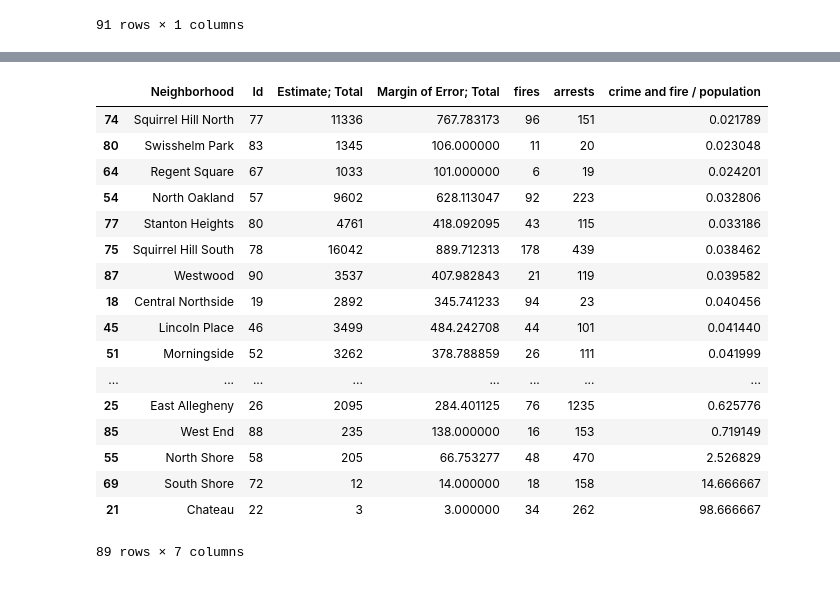
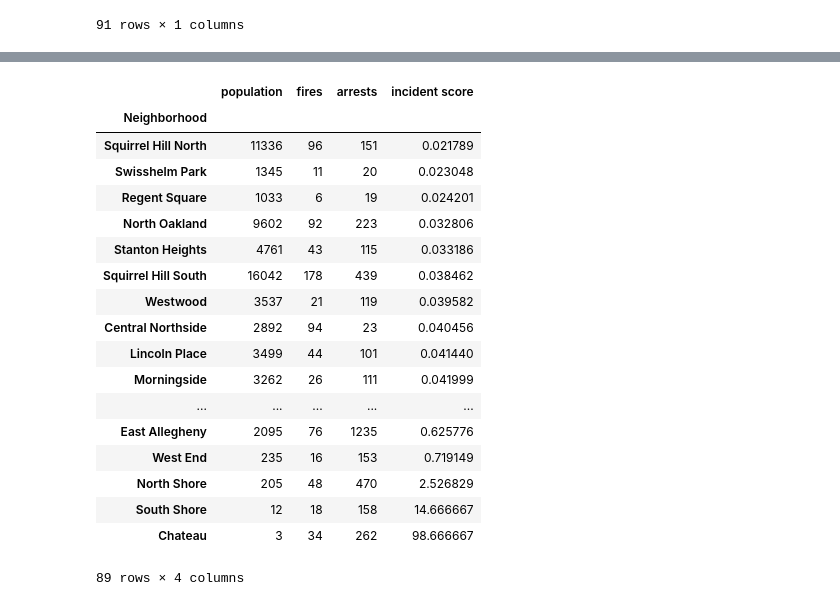
Before and after one commit to arib510/Big-Ideas-Final-Project, a Jupyter notebook: james_notebook.ipynb, the cells around one changed output, grey strips where cells are left out. Cells and saved outputs as stored; diff of their text form; code cells hidden in the pictures.

```diff
--- a/james_notebook.ipynb
+++ b/james_notebook.ipynb
@@ -61,5 +61,6 @@ fire_count_df
 # %%
 population = pd.read_csv("population.csv")
 population_sorted = population.sort_values("Neighborhood")
+population_sorted.columns=["Neighborhood", "id", "population", "Margin of error"]
 population_sorted
 # %% [output]
@@ -147,6 +128,5 @@ combined2
 average = []
 thing = len(combined2)
 for index, row in combined2.iterrows():
-    average.append( (row["arrests"]+row["fires"])/row["Estimate; Total"] )
-combined2["crime and fire / population"] = average
-combined2
+    average.append( (row["arrests"]+row["fires"])/row["population"] )
+combined2["incident score"] = average
@@ -172,22 +133,25 @@ combined2
 # %%
-final = combined2.sort_values(ascending = True, by = "crime and fire / population")
+final = combined2.sort_values(ascending = True, by = "incident score")
+final = final[['Neighborhood', 'population', 'fires', 'arrests', 'incident score']]
+final = final.set_index(['Neighborhood'])
 final
 # %% [output]
-|  | Neighborhood | Id | Estimate; Total | Margin of Error; Total | fires | arrests | crime and fire / population |
-| 74 | Squirrel Hill North | 77 | 11336 | 767.783173 | 96 | 151 | 0.021789 |
-| 80 | Swisshelm Park | 83 | 1345 | 106.000000 | 11 | 20 | 0.023048 |
-| 64 | Regent Square | 67 | 1033 | 101.000000 | 6 | 19 | 0.024201 |
-| 54 | North Oakland | 57 | 9602 | 628.113047 | 92 | 223 | 0.032806 |
-| 77 | Stanton Heights | 80 | 4761 | 418.092095 | 43 | 115 | 0.033186 |
-| 75 | Squirrel Hill South | 78 | 16042 | 889.712313 | 178 | 439 | 0.038462 |
-| 87 | Westwood | 90 | 3537 | 407.982843 | 21 | 119 | 0.039582 |
-| 18 | Central Northside | 19 | 2892 | 345.741233 | 94 | 23 | 0.040456 |
-| 45 | Lincoln Place | 46 | 3499 | 484.242708 | 44 | 101 | 0.041440 |
-| 51 | Morningside | 52 | 3262 | 378.788859 | 26 | 111 | 0.041999 |
-| ... | ... | ... | ... | ... | ... | ... | ... |
-| 25 | East Allegheny | 26 | 2095 | 284.401125 | 76 | 1235 | 0.625776 |
-| 85 | West End | 88 | 235 | 138.000000 | 16 | 153 | 0.719149 |
-| 55 | North Shore | 58 | 205 | 66.753277 | 48 | 470 | 2.526829 |
-| 69 | South Shore | 72 | 12 | 14.000000 | 18 | 158 | 14.666667 |
-| 21 | Chateau | 22 | 3 | 3.000000 | 34 | 262 | 98.666667 |
+|  | population | fires | arrests | incident score |
+| Neighborhood |  |  |  |  |
+| Squirrel Hill North | 11336 | 96 | 151 | 0.021789 |
+| Swisshelm Park | 1345 | 11 | 20 | 0.023048 |
+| Regent Square | 1033 | 6 | 19 | 0.024201 |
+| North Oakland | 9602 | 92 | 223 | 0.032806 |
+| Stanton Heights | 4761 | 43 | 115 | 0.033186 |
+| Squirrel Hill South | 16042 | 178 | 439 | 0.038462 |
+| Westwood | 3537 | 21 | 119 | 0.039582 |
+| Central Northside | 2892 | 94 | 23 | 0.040456 |
+| Lincoln Place | 3499 | 44 | 101 | 0.041440 |
+| Morningside | 3262 | 26 | 111 | 0.041999 |
+| ... | ... | ... | ... | ... |
+| East Allegheny | 2095 | 76 | 1235 | 0.625776 |
+| West End | 235 | 16 | 153 | 0.719149 |
+| North Shore | 205 | 48 | 470 | 2.526829 |
+| South Shore | 12 | 18 | 158 | 14.666667 |
+| Chateau | 3 | 34 | 262 | 98.666667 |
-89 rows × 7 columns
+89 rows × 4 columns
```
Also changed, not shown: parts of 6 cells of this notebook, 1 other file.
